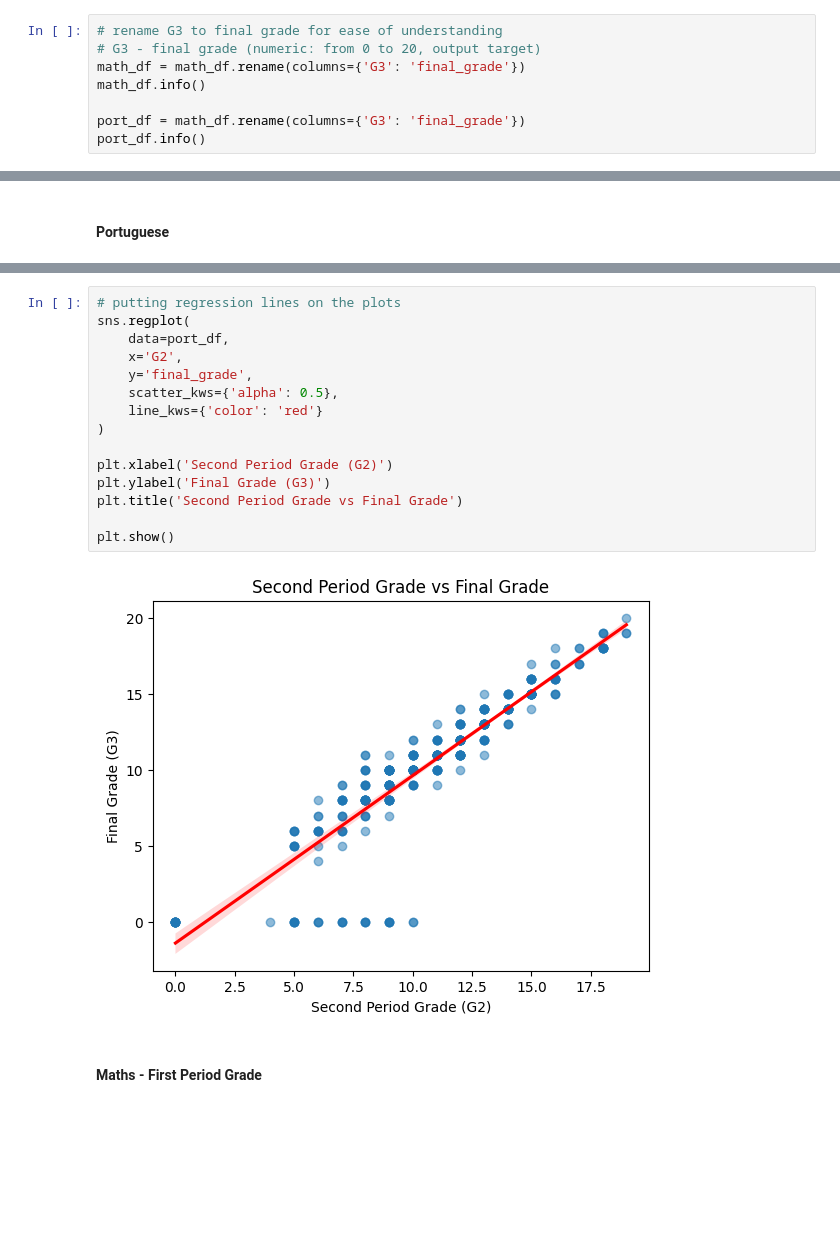
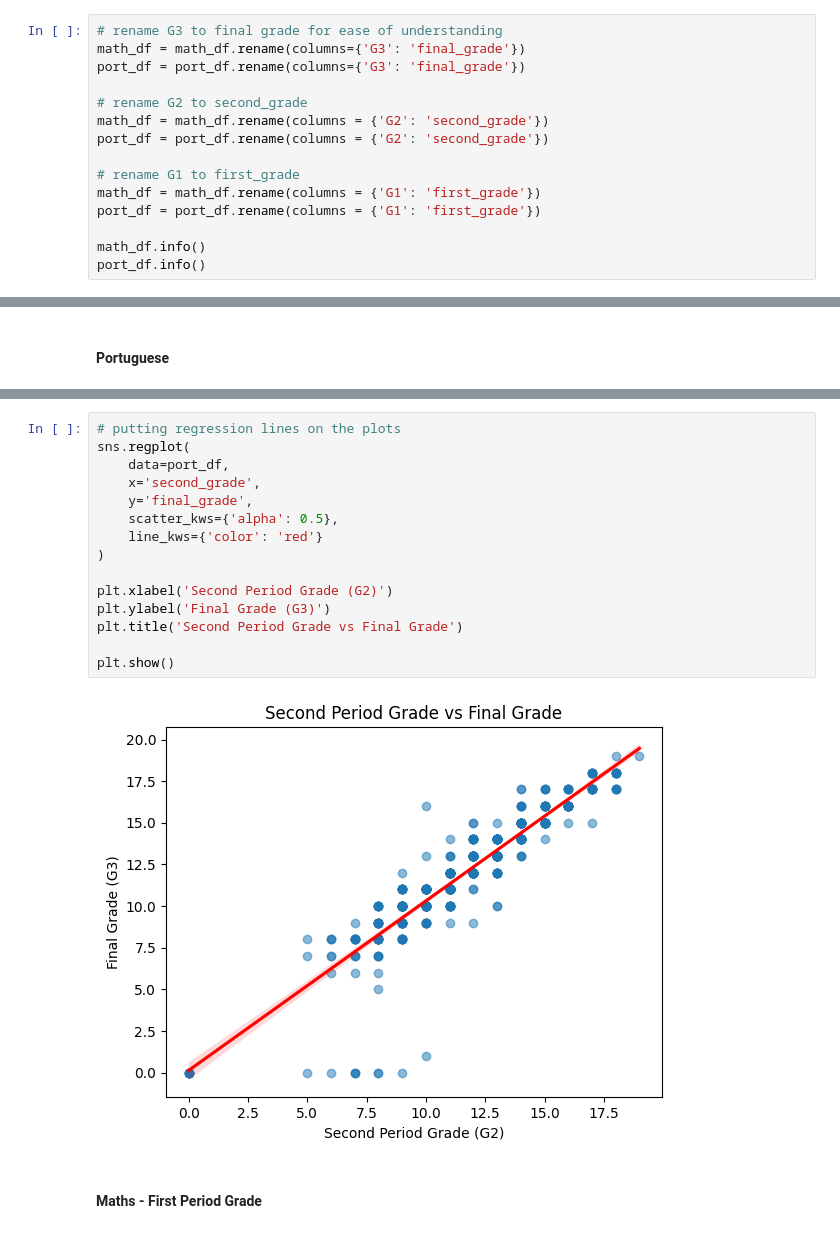
Before and after one commit to tingly-amua/Student-Performance-Analysis, a Jupyter notebook: EDA.ipynb, the cells around one changed output, grey strips where cells are left out. Drawn from its saved outputs; the diff is of its cells as text; blank space fills up the shorter version.

```diff
--- a/EDA.ipynb
+++ b/EDA.ipynb
@@ -234,11 +234,18 @@ Length: 649, dtype: bool
 ## Data Cleaning
 # %%
 # rename G3 to final grade for ease of understanding
-# G3 - final grade (numeric: from 0 to 20, output target)
 math_df = math_df.rename(columns={'G3': 'final_grade'})
+port_df = port_df.rename(columns={'G3': 'final_grade'})
+
+# rename G2 to second_grade
+math_df = math_df.rename(columns = {'G2': 'second_grade'})
+port_df = port_df.rename(columns = {'G2': 'second_grade'})
+
+# rename G1 to first_grade
+math_df = math_df.rename(columns = {'G1': 'first_grade'})
+port_df = port_df.rename(columns = {'G1': 'first_grade'})
+
 math_df.info()
-
-port_df = math_df.rename(columns={'G3': 'final_grade'})
 port_df.info()
 # %% [output]
 <class 'pandas.core.frame.DataFrame'>
@@ -487,20 +581,20 @@ plt.show()
 # %%
 # putting regression lines on the plots
 sns.regplot(
     data=port_df,
-    x='G2',
+    x='second_grade',
     y='final_grade',
     scatter_kws={'alpha': 0.5},
     line_kws={'color': 'red'}
 )
 
 plt.xlabel('Second Period Grade (G2)')
 plt.ylabel('Final Grade (G3)')
 plt.title('Second Period Grade vs Final Grade')
 
 plt.show()
 # %% [output]
-[figure, old version]
+[figure, new version]
 # %% [markdown]
 #### Maths - First Period Grade
 # %%
```
Also changed, not shown: parts of 17 cells of this notebook.
